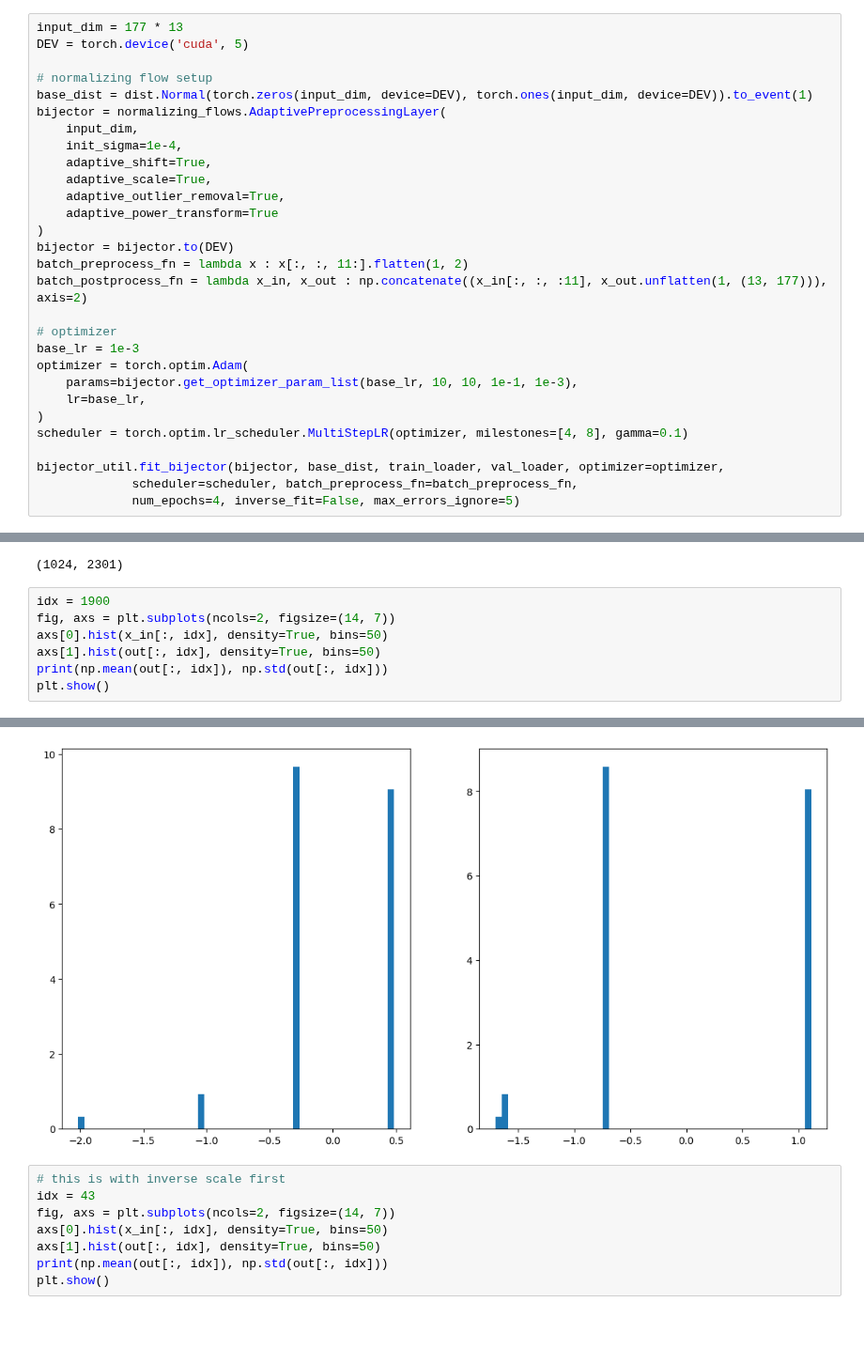
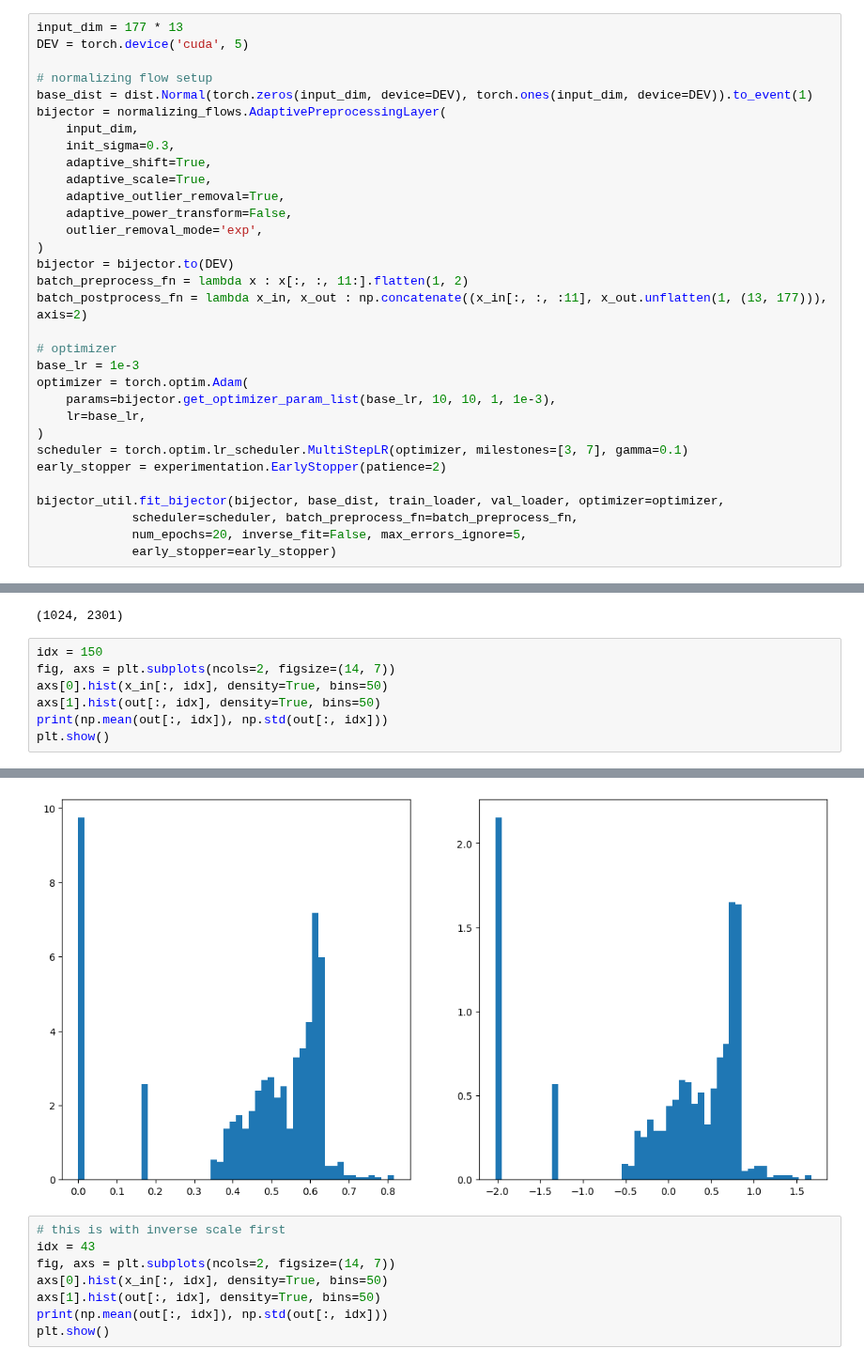
Before and after one commit to marcusGH/edain_paper, a Jupyter notebook: notebooks/normalizing_flows.ipynb, the cells around one changed output, grey strips where cells are left out. Shown at 94% size. Saved outputs shown, nothing was run; the diff lists cells and outputs as text; blank space fills up the shorter version.

Commit message:
More plots, Add min_beta param, Repeat bijector training use best

```diff
--- a/notebooks/normalizing_flows.ipynb
+++ b/notebooks/normalizing_flows.ipynb
@@ -368,11 +368,12 @@ DEV = torch.device('cuda', 5)
 base_dist = dist.Normal(torch.zeros(input_dim, device=DEV), torch.ones(input_dim, device=DEV)).to_event(1)
 bijector = normalizing_flows.AdaptivePreprocessingLayer(
     input_dim,
-    init_sigma=1e-4,
+    init_sigma=0.3,
     adaptive_shift=True,
     adaptive_scale=True,
     adaptive_outlier_removal=True,
-    adaptive_power_transform=True
+    adaptive_power_transform=False,
+    outlier_removal_mode='exp',
 )
 bijector = bijector.to(DEV)
 batch_preprocess_fn = lambda x : x[:, :, 11:].flatten(1, 2)
@@ -381,11 +382,13 @@ batch_postprocess_fn = lambda x_in, x_out : np.concatenate((x_in[:, :, :11], x_o
 # optimizer
 base_lr = 1e-3
 optimizer = torch.optim.Adam(
-    params=bijector.get_optimizer_param_list(base_lr, 10, 10, 1e-1, 1e-3),
+    params=bijector.get_optimizer_param_list(base_lr, 10, 10, 1, 1e-3),
     lr=base_lr,
 )
-scheduler = torch.optim.lr_scheduler.MultiStepLR(optimizer, milestones=[4, 8], gamma=0.1)
+scheduler = torch.optim.lr_scheduler.MultiStepLR(optimizer, milestones=[3, 7], gamma=0.1)
+early_stopper = experimentation.EarlyStopper(patience=2)
 
 bijector_util.fit_bijector(bijector, base_dist, train_loader, val_loader, optimizer=optimizer,
              scheduler=scheduler, batch_preprocess_fn=batch_preprocess_fn,
-             num_epochs=4, inverse_fit=False, max_errors_ignore=5)
+             num_epochs=20, inverse_fit=False, max_errors_ignore=5,
+             early_stopper=early_stopper)
@@ -399,7 +407,7 @@ out.shape
 # %% [output]
 (1024, 2301)
 # %%
-idx = 1900
+idx = 150
 fig, axs = plt.subplots(ncols=2, figsize=(14, 7))
 axs[0].hist(x_in[:, idx], density=True, bins=50)
 axs[1].hist(out[:, idx], density=True, bins=50)
@@ -410,4 +418,4 @@ plt.show()
-[figure, old version]
+[figure, new version]
 # %%
 # this is with inverse scale first
 idx = 43
```
Also changed, not shown: parts of 2 cells of this notebook, 4 other files.
